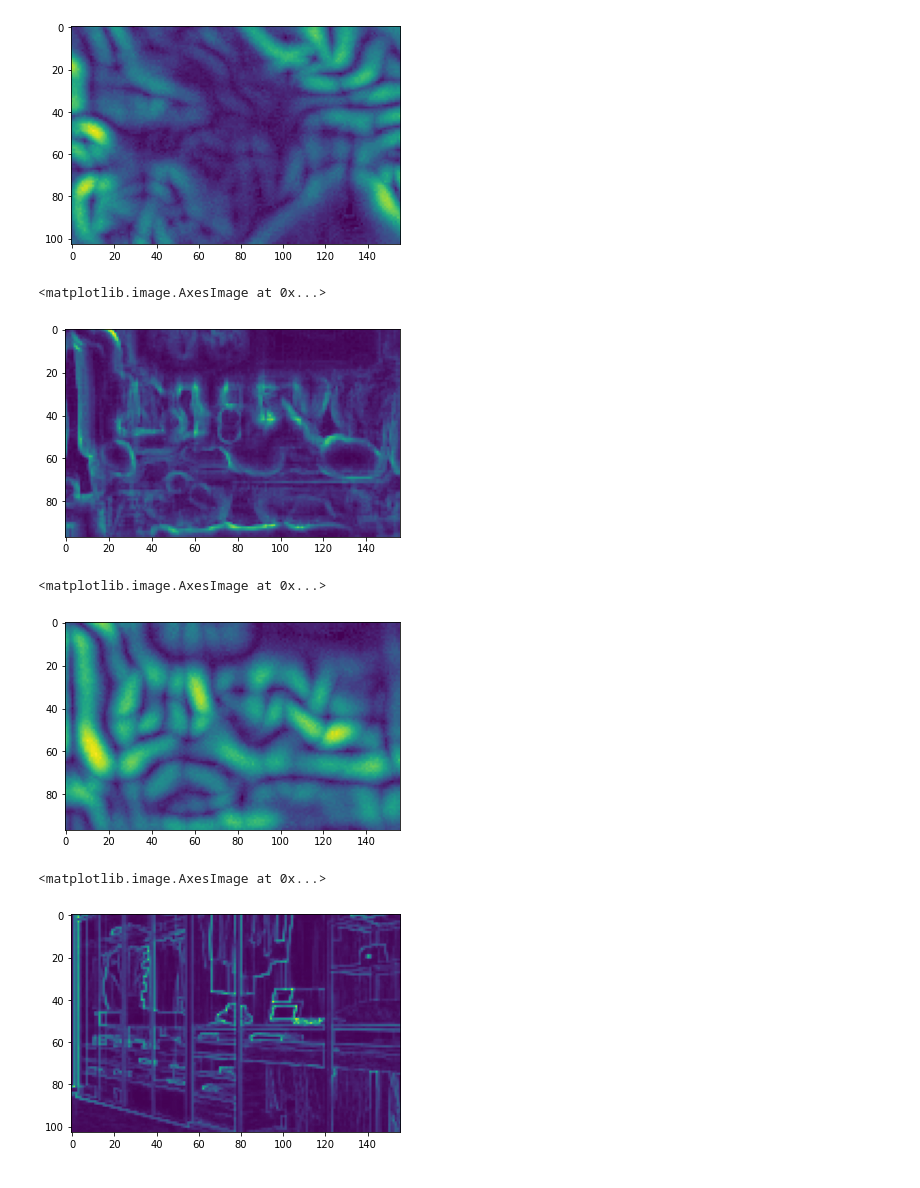
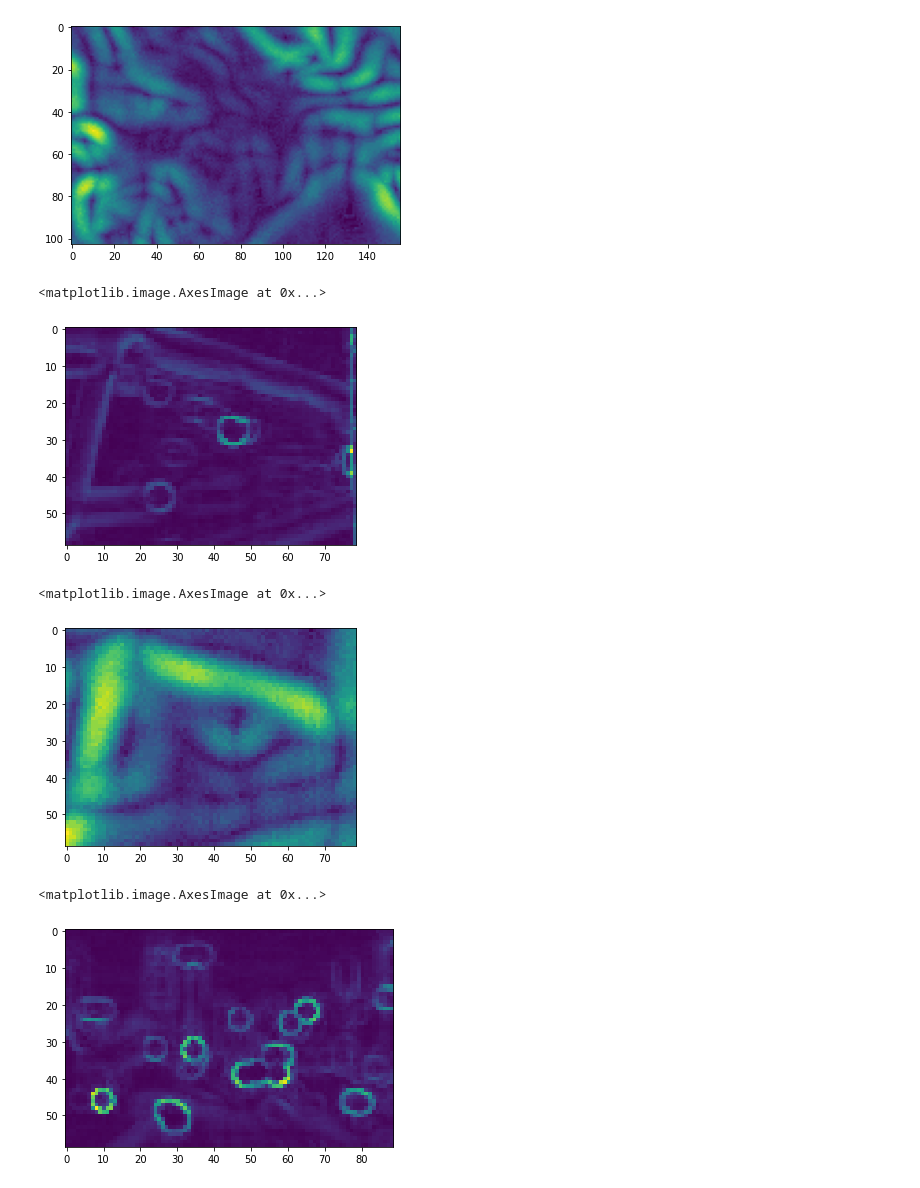
Before and after one commit to yhetman/hackathon_2021, a Jupyter notebook: Clarity.ipynb, the cells around one changed output. Saved outputs shown, nothing was run; the diff lists cells and outputs as text; code cells hidden in the pictures.

```diff
--- a/Clarity.ipynb
+++ b/Clarity.ipynb
@@ -210,3 +201,40 @@ list_images = list(map(url_to_image, list_images_url))
+# %%
+# examples
+list_images_url = [#совсем мыло
+                   'https://image.freepik.com/free-photo/fashion-shopping_47840-463.jpg',
+                   'https://t3.ftcdn.net/jpg/04/12/04/00/240_F_412040016_X6JIZpfNEQciDf5aNegXwNhNz3ZBhYu5.jpg',
+                   'https://t3.ftcdn.net/jpg/01/38/61/34/240_F_138613490_WkkxQY1MolsWDen0AwDU7EyiGhOtiMN4.jpg',
+                   'https://t4.ftcdn.net/jpg/03/02/97/87/240_F_302978766_ZEJPQBeMI37wfcb41gidVl3p5Q4Pdxv3.jpg',
+                   'https://t3.ftcdn.net/jpg/04/11/10/20/240_F_411102030_ZVDyXI9Cj7m8VotDzHHrWaaaEMVouI7K.jpg',
+
+                    # просто размытые
+                   'https://image.freepik.com/free-photo/_1203-8782.jpg',
+                   'https://as1.ftcdn.net/v2/jpg/01/02/72/62/1000_F_102726270_8aa6ZImtjHrmmBGhlPOZ7p6lOC2nAhg8.jpg',
+                   'https://as1.ftcdn.net/v2/jpg/00/99/61/32/1000_F_99613293_dYykb7pMc51zoLmR5ISEs3WXaQoDQ6ht.jpg',
+                   'https://t3.ftcdn.net/jpg/01/66/42/20/240_F_166422008_ejLnM5fo8gYjB9sV8swcckv2hpSmLCLq.jpg',
+
+
+
+                   #фотки норм но специфические
+                   'https://t4.ftcdn.net/jpg/04/23/28/95/240_F_423289521_deNlRtSeEtegWeK9b1VQp4WePnuFWMA0.jpg',
+                   'https://t4.ftcdn.net/jpg/04/39/07/33/240_F_439073364_9lEqBUXc5qKEJ9ZzTsGv0171NDwkDg4C.jpg',
+
+                    #четкие
+                   'https://image.freepik.com/free-photo/3d_105762-935.jpg',
+                   'https://as2.ftcdn.net/v2/jpg/03/92/03/93/1000_F_392039386_5wZMoriWbZ3JYtWDozJLZm1FlTELtfQp.jpg',
+                   'https://image.freepik.com/free-photo/_1161-231.jpg',
+                   'https://t3.ftcdn.net/jpg/02/14/57/68/240_F_214576821_3DqK9qg0ZpaDyFLdULBlZGSUHMuIw3qq.jpg',
+                   'https://t4.ftcdn.net/jpg/03/67/33/37/240_F_367333779_48XlJK23abK1NXHYHmnwBOS2Uha7JQLD.jpg',
+                   'https://t3.ftcdn.net/jpg/04/13/21/52/240_F_413215241_DPPfQ1m79KLLup5AgO14mbxTP0zPCR1F.jpg',
+                   'https://t4.ftcdn.net/jpg/01/01/30/31/240_F_101303147_7beIIowDZG69Fu29KHJpeT9fk7Rht99q.jpg',
+                    'https://t3.ftcdn.net/jpg/02/67/61/94/240_F_267619489_PC6b2vLxPRG8dopYNTYugoKxcLtIK9lZ.jpg',
+                   'https://t3.ftcdn.net/jpg/03/69/49/32/240_F_369493257_7wA6P8hUbwRcuBv2WgkwnNo1glEHXesU.jpg',
+                    'https://t4.ftcdn.net/jpg/04/09/65/71/240_F_409657181_sRsNzbmI5xdHyVMWvx1zFis0Z9ECXpYG.jpg',
+
+
+                  ]
+
+list_images = list(map(url_to_image, list_images_url))
 # %%
 k, i, b = orig_blur(list_images, filter_size = 1, stride = 1)
 # %% [output]
@@ -236,20 +283,20 @@ plt.imshow(b[0])
 <matplotlib.image.AxesImage at 0x...>
 [figure]
 # %%
-plt.imshow(i[1])
+plt.imshow(i[4])
 # %% [output]
 <matplotlib.image.AxesImage at 0x...>
-[figure, old version]
+[figure, new version]
 # %%
-plt.imshow(b[1])
+plt.imshow(b[4])
 # %% [output]
 <matplotlib.image.AxesImage at 0x...>
-[figure, old version]
+[figure, new version]
 # %%
 plt.imshow(i[2])
 # %% [output]
 <matplotlib.image.AxesImage at 0x...>
-[figure, old version]
+[figure, new version]
 # %%
 plt.imshow(b[2])
 # %% [output]
```
Also changed, not shown: parts of 8 cells of this notebook.
